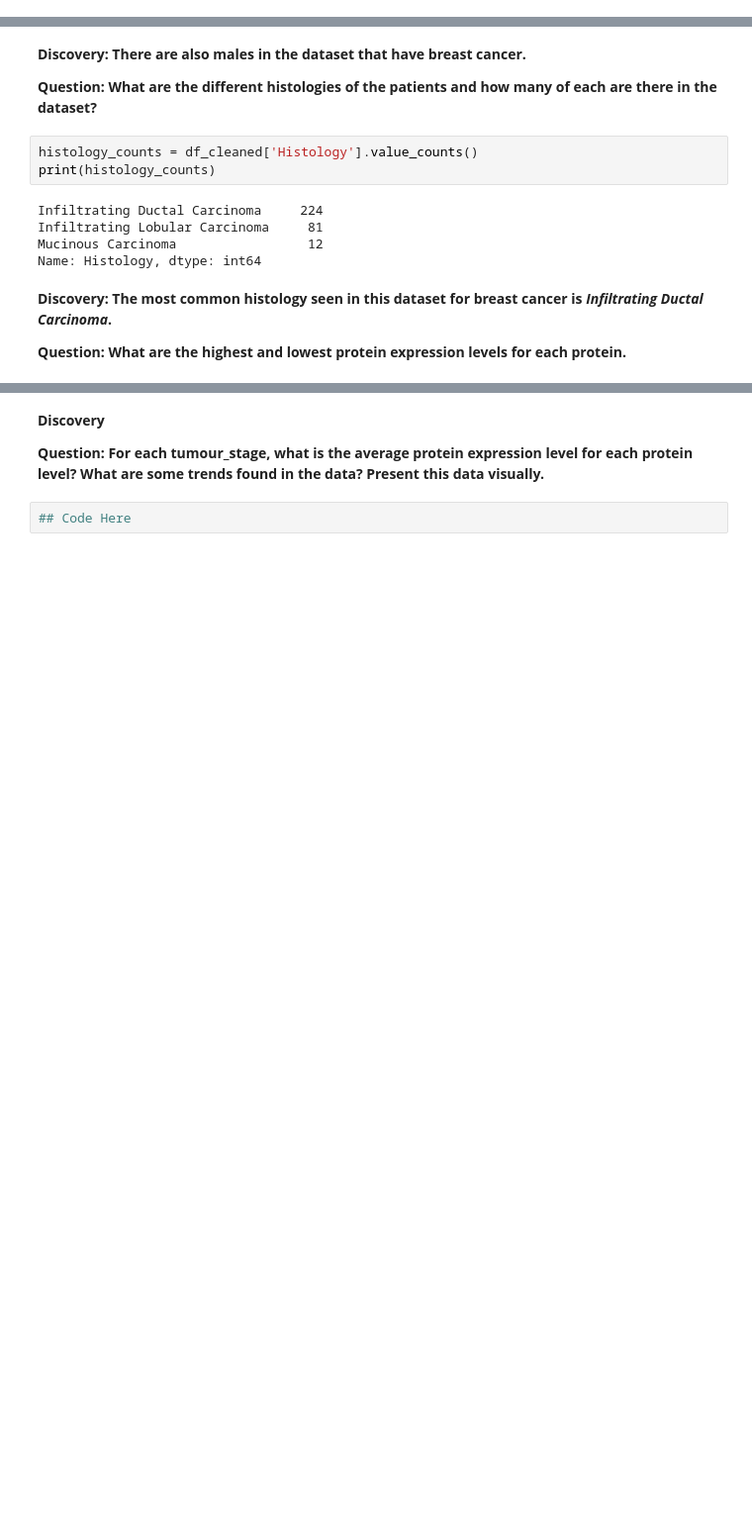
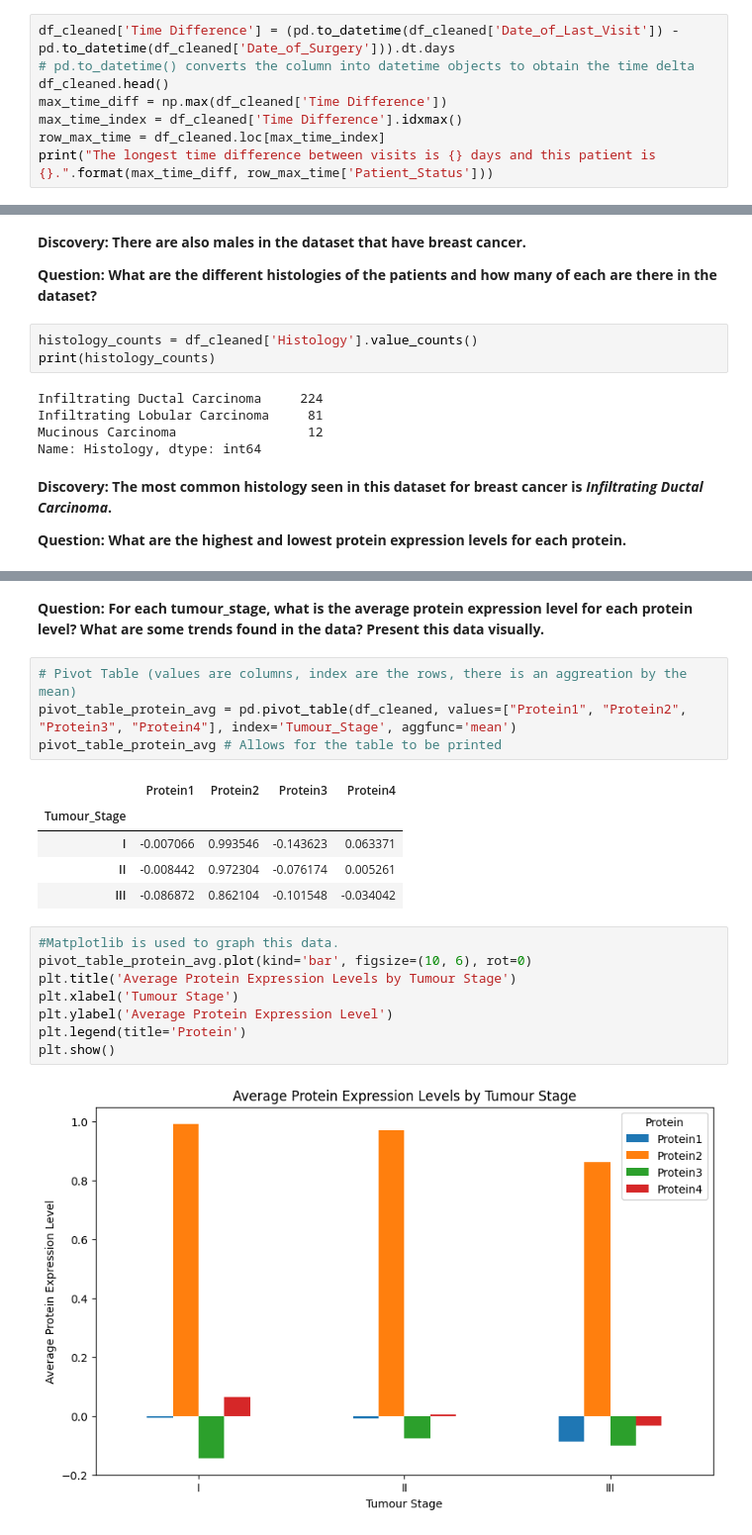
Before and after one commit to spusuluri/Data-Science-Projects, a Jupyter notebook: Project_1_Breast_Cancer/BRCA_data_exploration.ipynb, the cells around one changed output, grey strips where cells are left out. Shown: that part at 99% size. Drawn from its saved outputs; the diff is of its cells as text; blank space fills up the shorter version.

Commit message:
finished data BRCA data analysis code

```diff
--- a/Project_1_Breast_Cancer/BRCA_data_exploration.ipynb
+++ b/Project_1_Breast_Cancer/BRCA_data_exploration.ipynb
@@ -67,0 +67,8 @@ Mode: 59.0
+# %%
+df_cleaned['Time Difference'] = (pd.to_datetime(df_cleaned['Date_of_Last_Visit']) - pd.to_datetime(df_cleaned['Date_of_Surgery'])).dt.days
+# pd.to_datetime() converts the column into datetime objects to obtain the time delta
+df_cleaned.head()
+max_time_diff = np.max(df_cleaned['Time Difference'])
+max_time_index = df_cleaned['Time Difference'].idxmax()
+row_max_time = df_cleaned.loc[max_time_index]
+print("The longest time difference between visits is {} days and this patient is {}.".format(max_time_diff, row_max_time['Patient_Status']))
@@ -96,7 +115,23 @@ Name: Histology, dtype: int64
 # %% [markdown]
-**Discovery**
-
 **Question: For each tumour_stage, what is the average protein expression level for each protein level?**
 **What are some trends found in the data? Present this data visually.**
-# %%
-## Code Here
+# %%
+# Pivot Table (values are columns, index are the rows, there is an aggreation by the mean)
+pivot_table_protein_avg = pd.pivot_table(df_cleaned, values=["Protein1", "Protein2", "Protein3", "Protein4"], index='Tumour_Stage', aggfunc='mean')
+pivot_table_protein_avg # Allows for the table to be printed
+# %% [output]
+|  | Protein1 | Protein2 | Protein3 | Protein4 |
+| Tumour_Stage |  |  |  |  |
+| I | -0.007066 | 0.993546 | -0.143623 | 0.063371 |
+| II | -0.008442 | 0.972304 | -0.076174 | 0.005261 |
+| III | -0.086872 | 0.862104 | -0.101548 | -0.034042 |
+# %%
+#Matplotlib is used to graph this data.
+pivot_table_protein_avg.plot(kind='bar', figsize=(10, 6), rot=0)
+plt.title('Average Protein Expression Levels by Tumour Stage')
+plt.xlabel('Tumour Stage')
+plt.ylabel('Average Protein Expression Level')
+plt.legend(title='Protein')
+plt.show()
+# %% [output]
+[figure, added]
```
Also changed, not shown: parts of 23 cells of this notebook, 1 other file.
